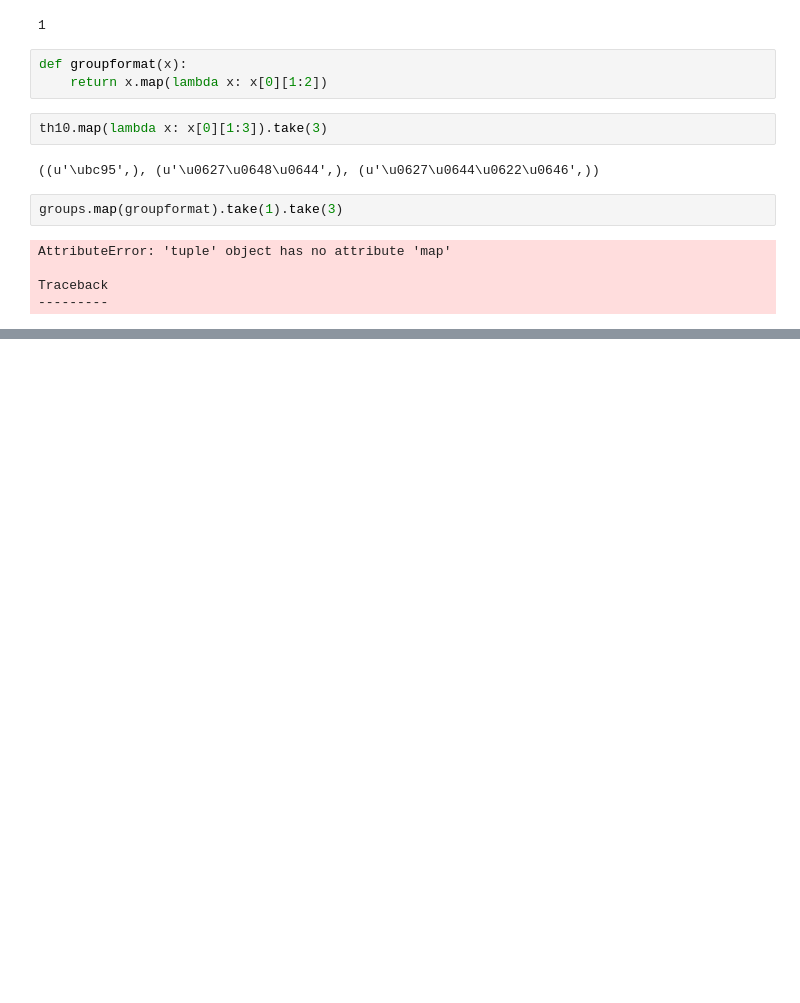
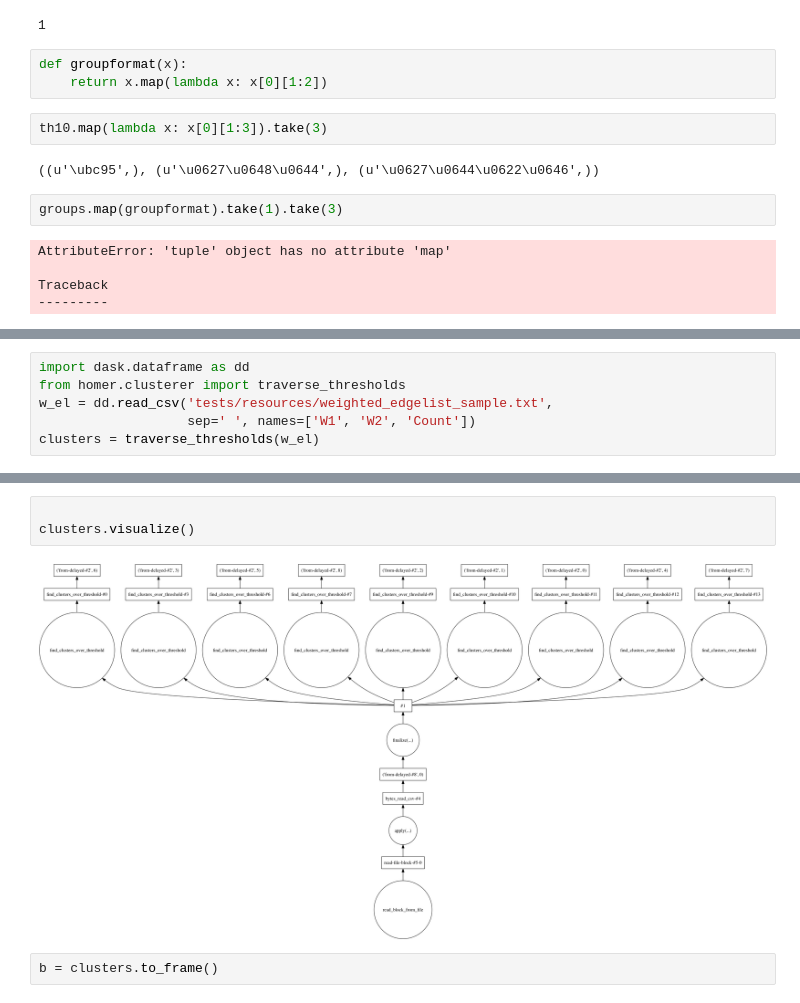
Before and after one commit to JamesPHoughton/homer, a Jupyter notebook: sandbox.ipynb, the cells around one changed output, grey strips where cells are left out. Cells and saved outputs as stored; diff of their text form; blank space fills up the shorter version.

Commit message:
Threshold traversal

```diff
--- a/sandbox.ipynb
+++ b/sandbox.ipynb
@@ -186,0 +185,6 @@ os.
+# %%
+import dask.dataframe as dd
+from homer.clusterer import traverse_thresholds
+w_el = dd.read_csv('tests/resources/weighted_edgelist_sample.txt',
+                   sep=' ', names=['W1', 'W2', 'Count'])
+clusters = traverse_thresholds(w_el)
@@ -186,0 +206,7 @@ os.
+# %%
+
+clusters.visualize()
+# %% [output]
+[figure, added]
+# %%
+b = clusters.to_frame()
```
Also changed, not shown: parts of 9 cells of this notebook, 3 other files.
